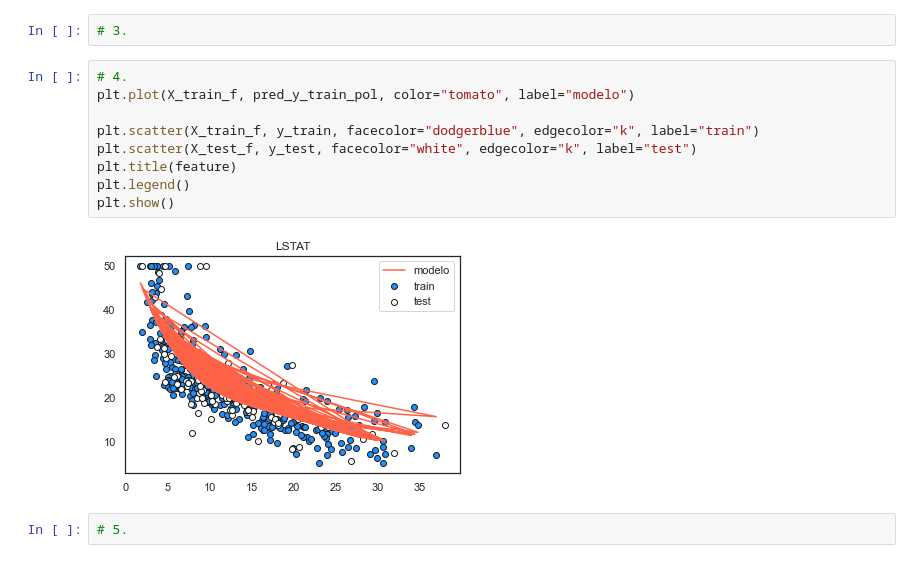
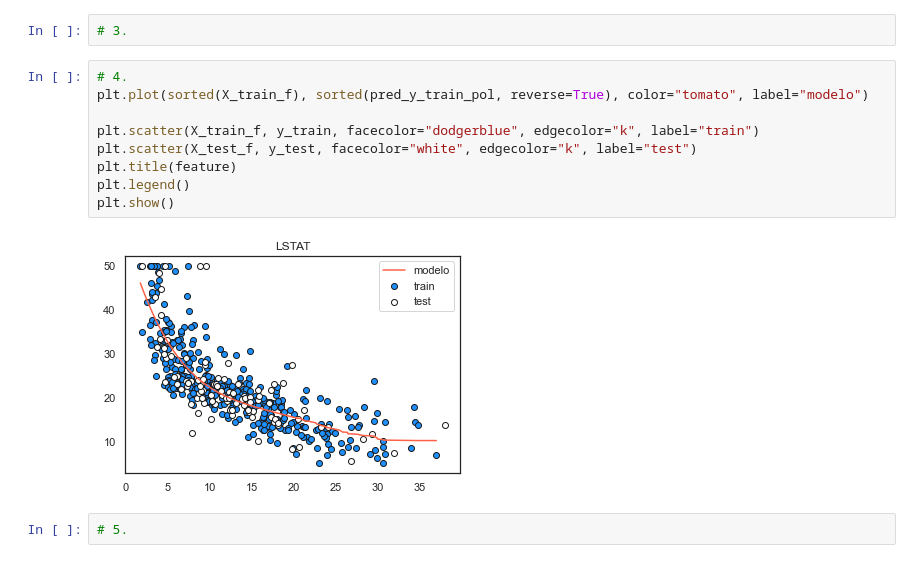
Before and after one commit to mauroeparis/introAprendizajeAutomatico, a Jupyter notebook: Lab_1_Mauro.ipynb, the cells around one changed output. Saved outputs shown, nothing was run; the diff lists cells and outputs as text.

Commit message:
fix polynomial regression graph

```diff
--- a/Lab_1_Mauro.ipynb
+++ b/Lab_1_Mauro.ipynb
@@ -283,15 +283,15 @@ plt.show()
 # 3.
 # %%
 # 4.
-plt.plot(X_train_f, pred_y_train_pol, color="tomato", label="modelo")
+plt.plot(sorted(X_train_f), sorted(pred_y_train_pol, reverse=True), color="tomato", label="modelo")
 
 plt.scatter(X_train_f, y_train, facecolor="dodgerblue", edgecolor="k", label="train")
 plt.scatter(X_test_f, y_test, facecolor="white", edgecolor="k", label="test")
 plt.title(feature)
 plt.legend()
 plt.show()
 # %% [output]
-[figure, old version]
+[figure, new version]
 # %%
 # 5.
 # %% [markdown]
```
Also changed, not shown: parts of 2 cells of this notebook.
